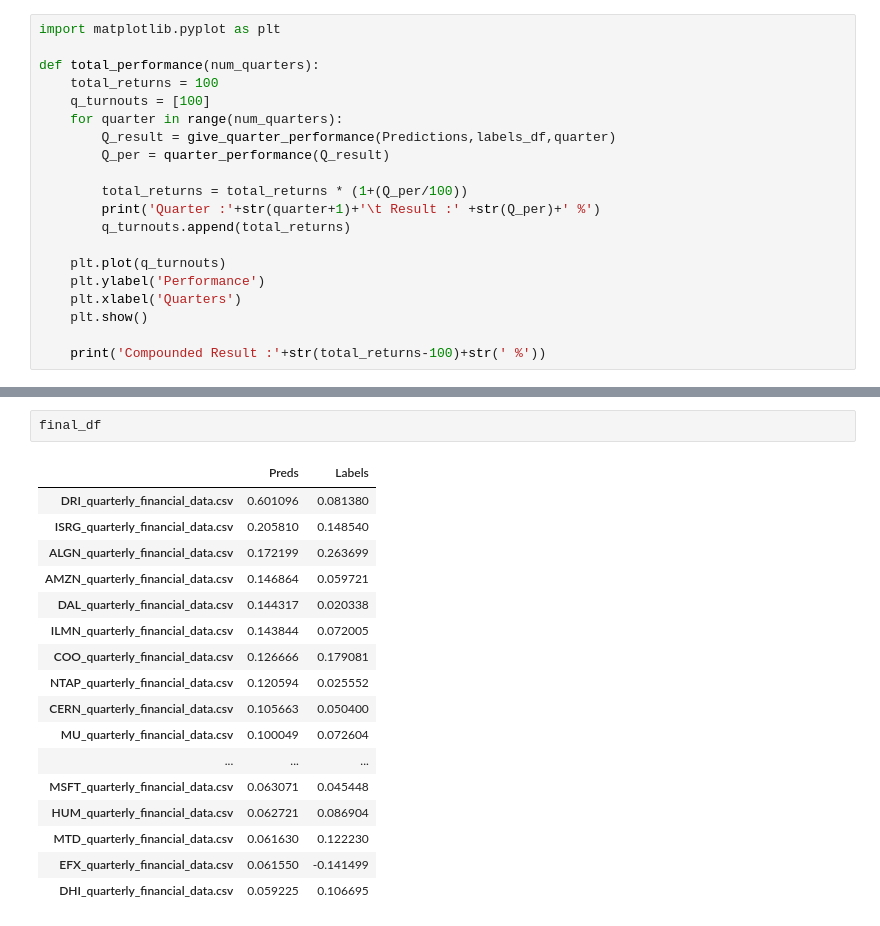
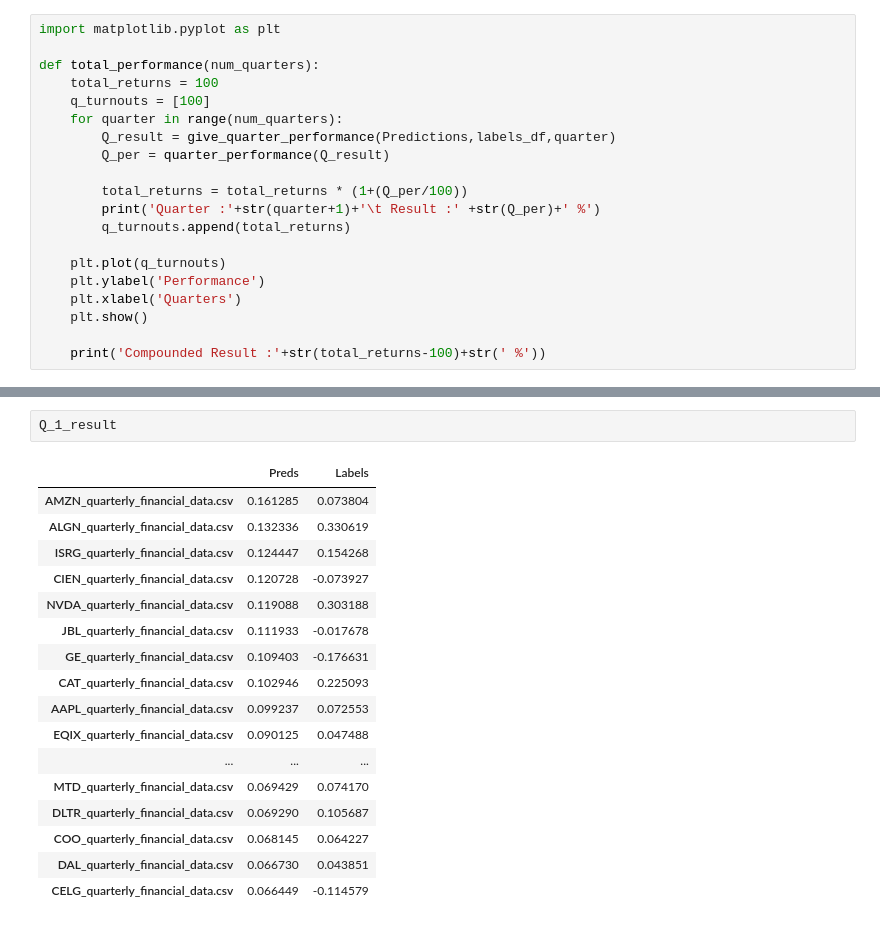
Before and after one commit to durveshb/Portfolio-Management, a Jupyter notebook: 003_random_forest.ipynb, the cells around one changed output, grey strips where cells are left out. Saved outputs shown, nothing was run; the diff lists cells and outputs as text.

```diff
--- a/003_random_forest.ipynb
+++ b/003_random_forest.ipynb
@@ -226,20 +229,20 @@ Compounded Result :46.15729814440758 %
-# %%
-final_df
-# %% [output]
-|  | Preds | Labels |
-| DRI_quarterly_financial_data.csv | 0.601096 | 0.081380 |
-| ISRG_quarterly_financial_data.csv | 0.205810 | 0.148540 |
-| ALGN_quarterly_financial_data.csv | 0.172199 | 0.263699 |
-| AMZN_quarterly_financial_data.csv | 0.146864 | 0.059721 |
-| DAL_quarterly_financial_data.csv | 0.144317 | 0.020338 |
-| ILMN_quarterly_financial_data.csv | 0.143844 | 0.072005 |
-| COO_quarterly_financial_data.csv | 0.126666 | 0.179081 |
-| NTAP_quarterly_financial_data.csv | 0.120594 | 0.025552 |
-| CERN_quarterly_financial_data.csv | 0.105663 | 0.050400 |
-| MU_quarterly_financial_data.csv | 0.100049 | 0.072604 |
-| ... | ... | ... |
-| MSFT_quarterly_financial_data.csv | 0.063071 | 0.045448 |
-| HUM_quarterly_financial_data.csv | 0.062721 | 0.086904 |
-| MTD_quarterly_financial_data.csv | 0.061630 | 0.122230 |
-| EFX_quarterly_financial_data.csv | 0.061550 | -0.141499 |
-| DHI_quarterly_financial_data.csv | 0.059225 | 0.106695 |
+# %%
+Q_1_result
+# %% [output]
+|  | Preds | Labels |
+| AMZN_quarterly_financial_data.csv | 0.161285 | 0.073804 |
+| ALGN_quarterly_financial_data.csv | 0.132336 | 0.330619 |
+| ISRG_quarterly_financial_data.csv | 0.124447 | 0.154268 |
+| CIEN_quarterly_financial_data.csv | 0.120728 | -0.073927 |
+| NVDA_quarterly_financial_data.csv | 0.119088 | 0.303188 |
+| JBL_quarterly_financial_data.csv | 0.111933 | -0.017678 |
+| GE_quarterly_financial_data.csv | 0.109403 | -0.176631 |
+| CAT_quarterly_financial_data.csv | 0.102946 | 0.225093 |
+| AAPL_quarterly_financial_data.csv | 0.099237 | 0.072553 |
+| EQIX_quarterly_financial_data.csv | 0.090125 | 0.047488 |
+| ... | ... | ... |
+| MTD_quarterly_financial_data.csv | 0.069429 | 0.074170 |
+| DLTR_quarterly_financial_data.csv | 0.069290 | 0.105687 |
+| COO_quarterly_financial_data.csv | 0.068145 | 0.064227 |
+| DAL_quarterly_financial_data.csv | 0.066730 | 0.043851 |
+| CELG_quarterly_financial_data.csv | 0.066449 | -0.114579 |
```
Also changed, not shown: parts of 7 cells of this notebook, 5 other files.
